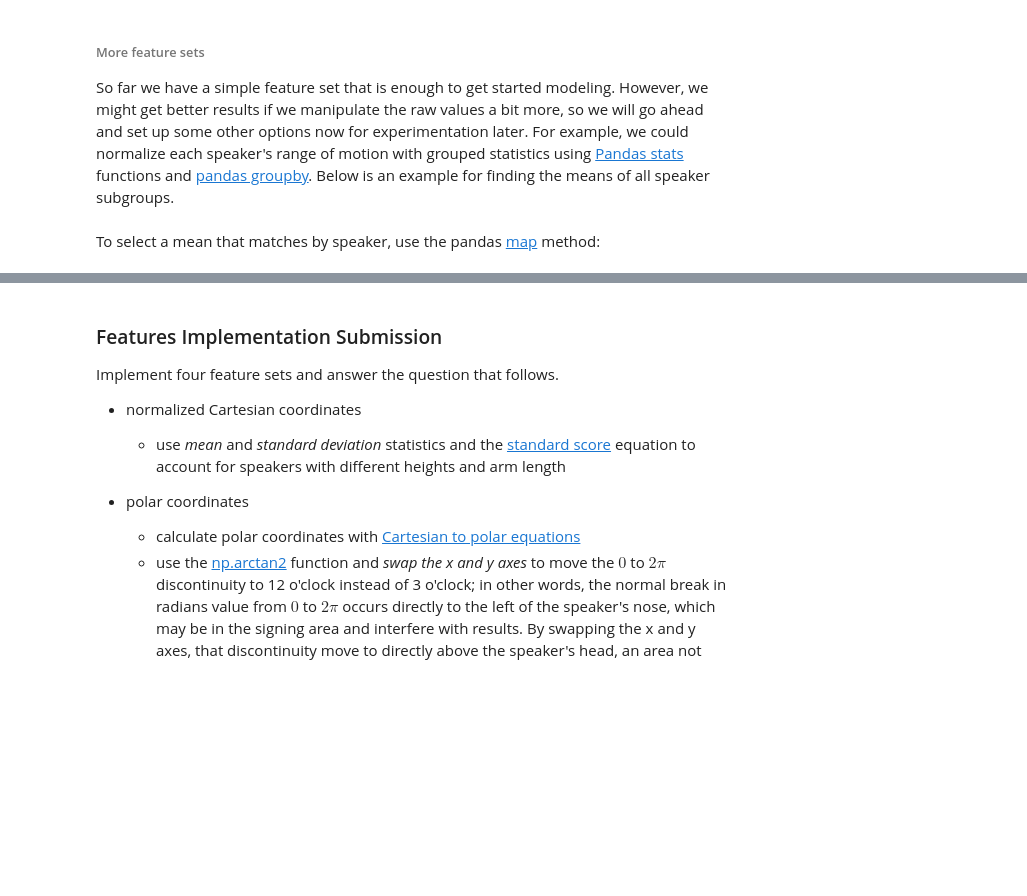
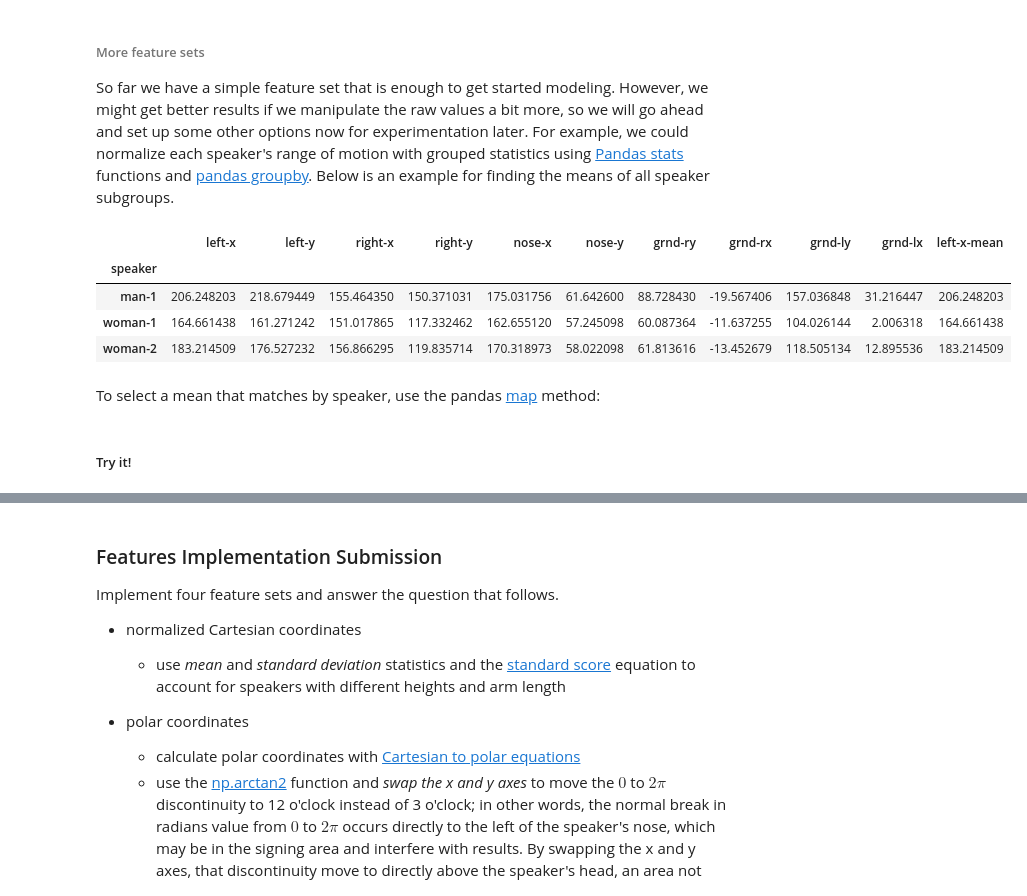
Before and after one commit to jpventura/AIND-Recognizer, a Jupyter notebook: asl_recognizer.ipynb, the cells around one changed output, grey strips where cells are left out. Cells and saved outputs as stored; diff of their text form; code cells hidden in the pictures; blank space fills up the shorter version.

```diff
--- a/asl_recognizer.ipynb
+++ b/asl_recognizer.ipynb
@@ -101,5 +148,19 @@ df_means
+# %%
+def calculate_mean_by_speaker(dataframe):
+    return dataframe.groupby('speaker').mean()
+
+df_means = calculate_mean_by_speaker(asl.df)
+df_means.head()
+# %% [output]
+|  | left-x | left-y | right-x | right-y | nose-x | nose-y | grnd-ry | grnd-rx | grnd-ly | grnd-lx | left-x-mean |
+| speaker |  |  |  |  |  |  |  |  |  |  |  |
+| man-1 | 206.248203 | 218.679449 | 155.464350 | 150.371031 | 175.031756 | 61.642600 | 88.728430 | -19.567406 | 157.036848 | 31.216447 | 206.248203 |
+| woman-1 | 164.661438 | 161.271242 | 151.017865 | 117.332462 | 162.655120 | 57.245098 | 60.087364 | -11.637255 | 104.026144 | 2.006318 | 164.661438 |
+| woman-2 | 183.214509 | 176.527232 | 156.866295 | 119.835714 | 170.318973 | 58.022098 | 61.813616 | -13.452679 | 118.505134 | 12.895536 | 183.214509 |
 # %% [markdown]
 To select a mean that matches by speaker, use the pandas [map](http://pandas.pydata.org/pandas-docs/stable/generated/pandas.Series.map.html) method:
+# %% [markdown]
+##### Try it!
 # %%
 asl.df['left-x-mean']= asl.df['speaker'].map(df_means['left-x'])
 asl.df.head()
```
Also changed, not shown: parts of 26 cells of this notebook.
